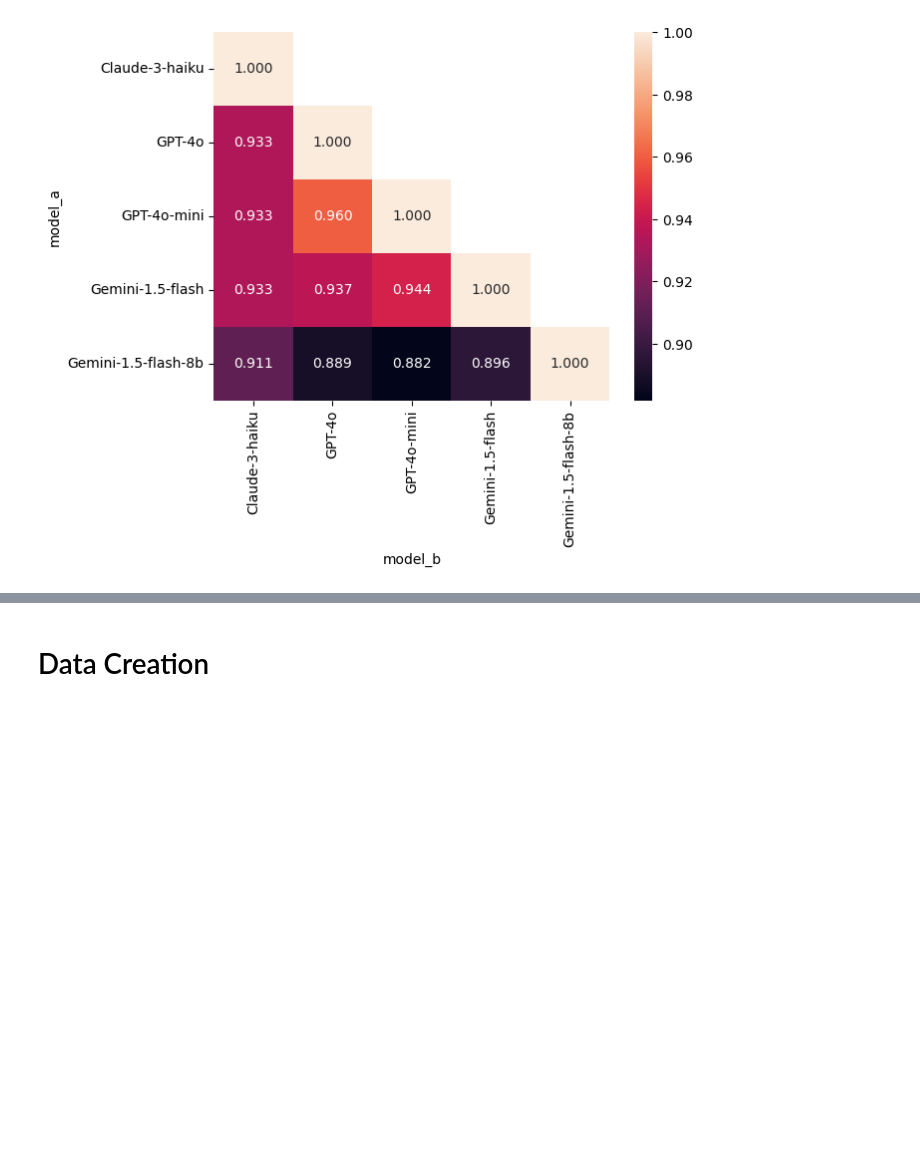
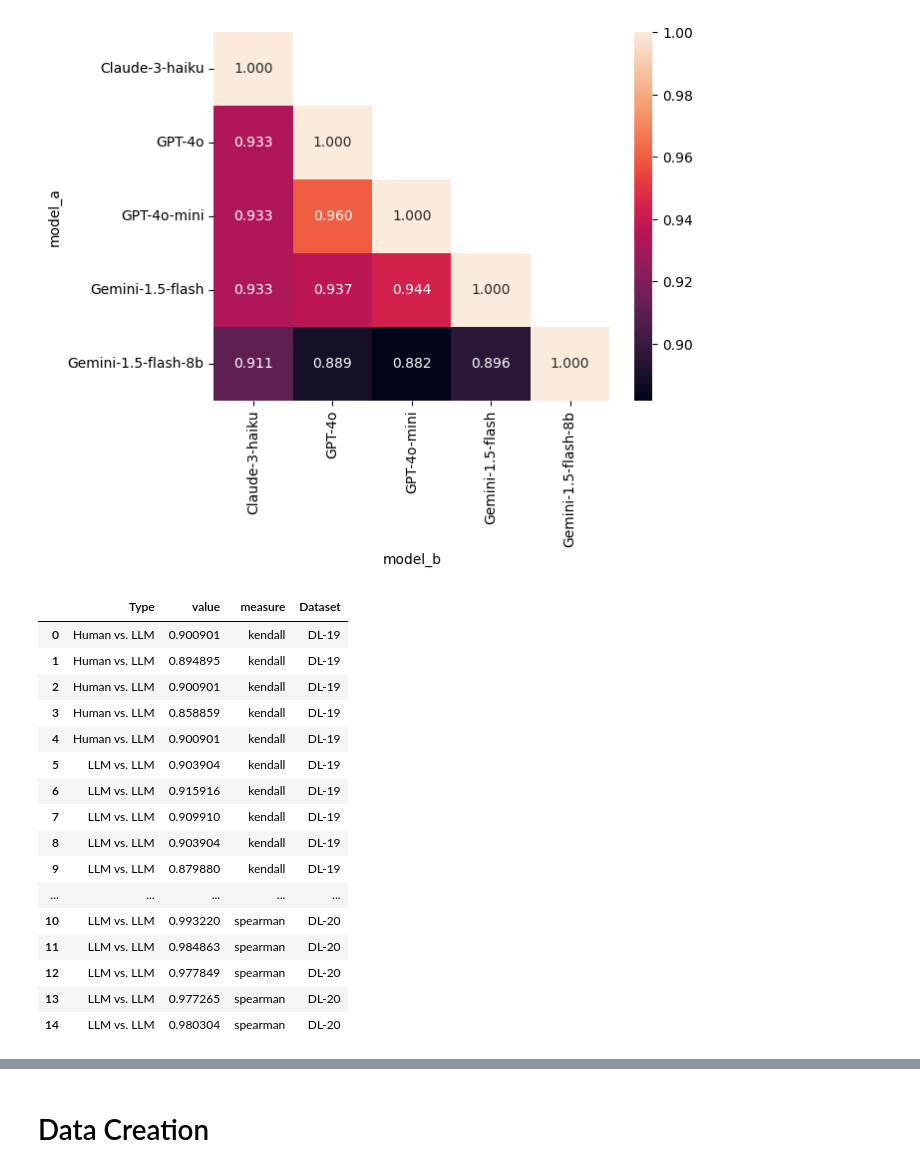
Before and after one commit to webis-de/sigir25-llm-inter-annotator-agreement, a Jupyter notebook: analysis/rank-correlations.ipynb, the cells around one changed output, grey strips where cells are left out. Saved outputs shown, nothing was run; the diff lists cells and outputs as text; code cells hidden in the pictures; blank space fills up the shorter version.

```diff
--- a/analysis/rank-correlations.ipynb
+++ b/analysis/rank-correlations.ipynb
@@ -139,0 +194,20 @@ plot('20', 'kendall')
+# %%
+df
+# %% [output]
+|  | Type | value | measure | Dataset |
+| 0 | Human vs. LLM | 0.900901 | kendall | DL-19 |
+| 1 | Human vs. LLM | 0.894895 | kendall | DL-19 |
+| 2 | Human vs. LLM | 0.900901 | kendall | DL-19 |
+| 3 | Human vs. LLM | 0.858859 | kendall | DL-19 |
+| 4 | Human vs. LLM | 0.900901 | kendall | DL-19 |
+| 5 | LLM vs. LLM | 0.903904 | kendall | DL-19 |
+| 6 | LLM vs. LLM | 0.915916 | kendall | DL-19 |
+| 7 | LLM vs. LLM | 0.909910 | kendall | DL-19 |
+| 8 | LLM vs. LLM | 0.903904 | kendall | DL-19 |
+| 9 | LLM vs. LLM | 0.879880 | kendall | DL-19 |
+| ... | ... | ... | ... | ... |
+| 10 | LLM vs. LLM | 0.993220 | spearman | DL-20 |
+| 11 | LLM vs. LLM | 0.984863 | spearman | DL-20 |
+| 12 | LLM vs. LLM | 0.977849 | spearman | DL-20 |
+| 13 | LLM vs. LLM | 0.977265 | spearman | DL-20 |
+| 14 | LLM vs. LLM | 0.980304 | spearman | DL-20 |
```
Also changed, not shown: parts of 4 cells of this notebook, 1 other file.
